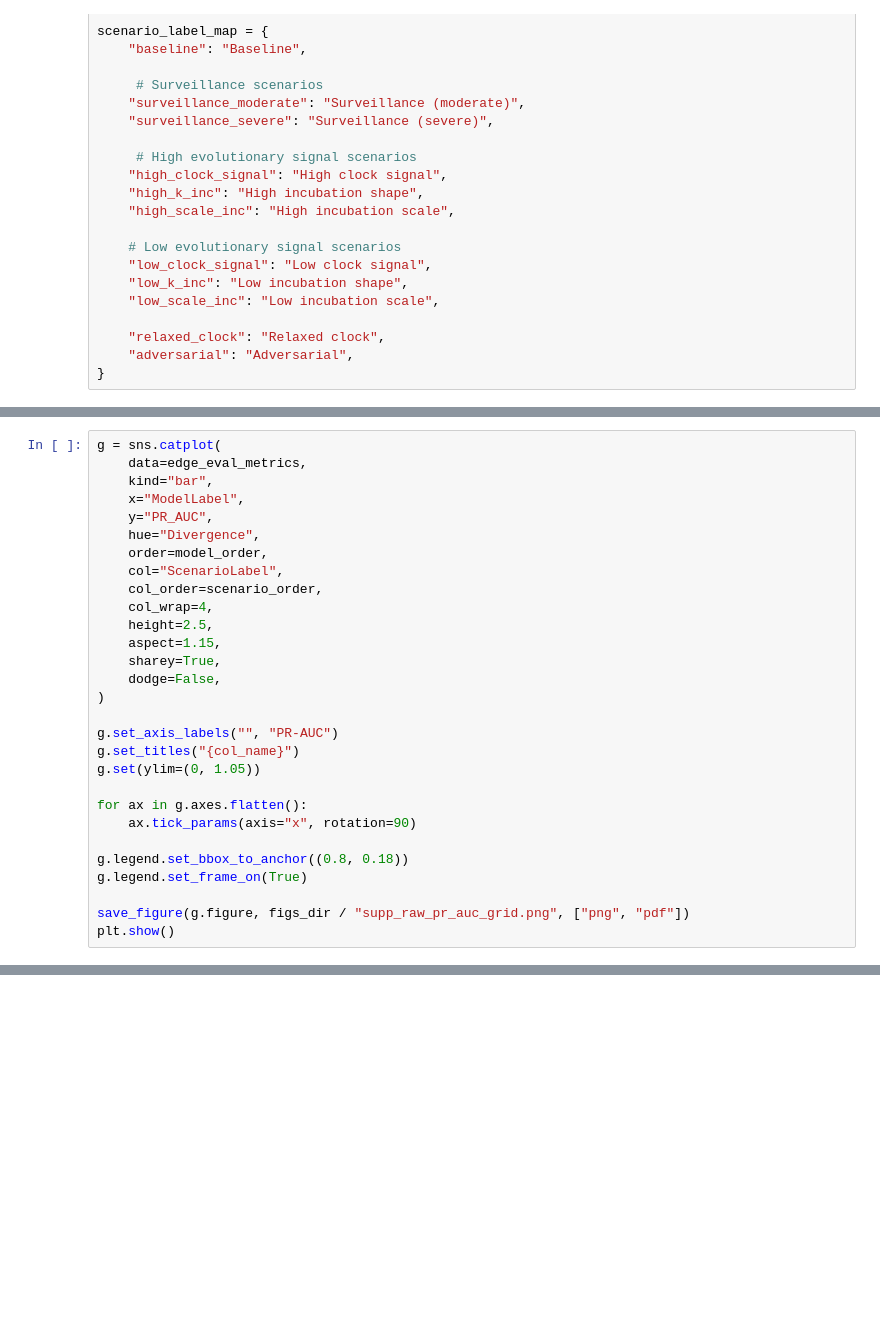
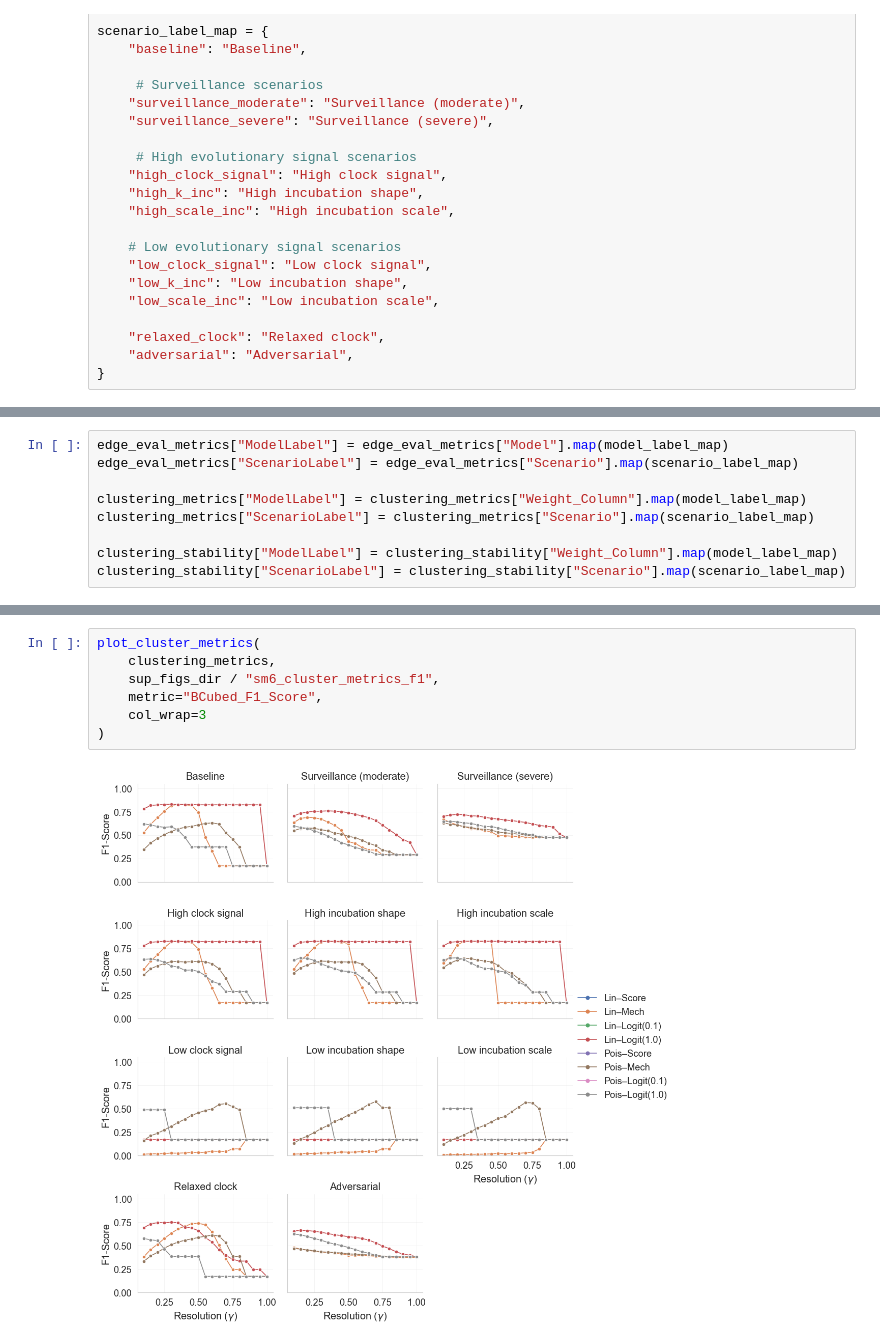
Before and after one commit to ydnkka/mechanistic-transmission-inference, a Jupyter notebook: scripts/main_results.ipynb, the cells around one changed output, grey strips where cells are left out. Saved outputs shown, nothing was run; the diff lists cells and outputs as text; blank space fills up the shorter version.

```diff
--- a/scripts/main_results.ipynb
+++ b/scripts/main_results.ipynb
@@ -91 +51,10 @@ edge_eval_metrics["ScenarioLabel"] = edge_eval_metrics["Scenario"].map(scenario_
+# %%
+edge_eval_metrics["ModelLabel"] = edge_eval_metrics["Model"].map(model_label_map)
+edge_eval_metrics["ScenarioLabel"] = edge_eval_metrics["Scenario"].map(scenario_label_map)
+
+clustering_metrics["ModelLabel"] = clustering_metrics["Weight_Column"].map(model_label_map)
+clustering_metrics["ScenarioLabel"] = clustering_metrics["Scenario"].map(scenario_label_map)
+
+clustering_stability["ModelLabel"] = clustering_stability["Weight_Column"].map(model_label_map)
+clustering_stability["ScenarioLabel"] = clustering_stability["Scenario"].map(scenario_label_map)
 # %% [markdown]
@@ -152,29 +61,0 @@ Name: PR_AUC, dtype: float64
-# %%
-g = sns.catplot(
-    data=edge_eval_metrics,
-    kind="bar",
-    x="ModelLabel",
-    y="PR_AUC",
-    hue="Divergence",
-    order=model_order,
-    col="ScenarioLabel",
-    col_order=scenario_order,
-    col_wrap=4,
-    height=2.5,
-    aspect=1.15,
-    sharey=True,
-    dodge=False,
-)
-
-g.set_axis_labels("", "PR-AUC")
-g.set_titles("{col_name}")
-g.set(ylim=(0, 1.05))
-
-for ax in g.axes.flatten():
-    ax.tick_params(axis="x", rotation=90)
-
-g.legend.set_bbox_to_anchor((0.8, 0.18))
-g.legend.set_frame_on(True)
-
-save_figure(g.figure, figs_dir / "supp_raw_pr_auc_grid.png", ["png", "pdf"])
-plt.show()
@@ -267,0 +172,9 @@ plt.show()
+# %%
+plot_cluster_metrics(
+    clustering_metrics,
+    sup_figs_dir / "sm6_cluster_metrics_f1",
+    metric="BCubed_F1_Score",
+    col_wrap=3
+)
+# %% [output]
+[figure, added]
```
Also changed, not shown: parts of 17 cells of this notebook, 42 other files.
